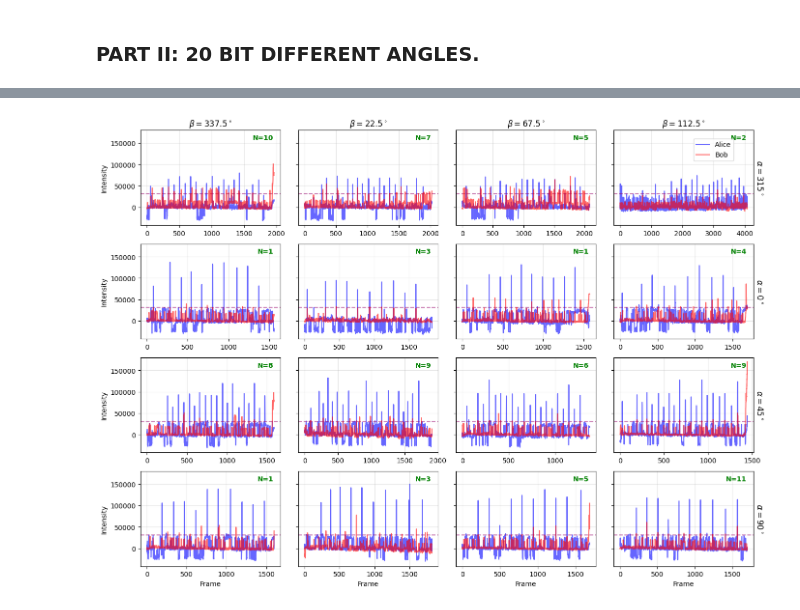
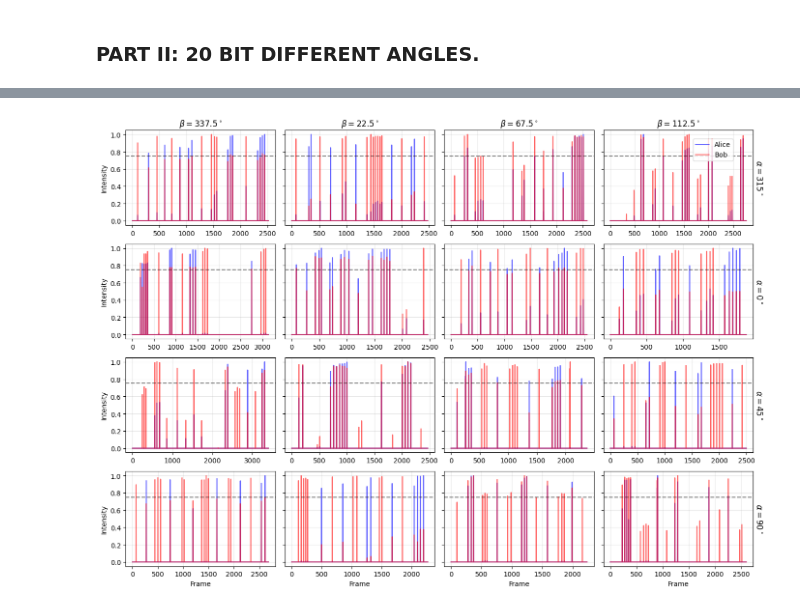
Before and after one commit to zivschoenfeld/quantom-tomography-visualised-in-classical-system, a Jupyter notebook: code.ipynb, the cells around one changed output, grey strips where cells are left out. Saved outputs shown, nothing was run; the diff lists cells and outputs as text; code cells hidden in the pictures.

```diff
--- a/code.ipynb
+++ b/code.ipynb
@@ -288,7 +306,7 @@ bit_list_25 = df_bit_25[0].tolist()
 bit_list_50 = df_bit_50[0].tolist()
 # %%
 # --- SETTINGS ---
-video_path = r"videos ran and nofit\ALPHA 45\22.5.mp4"
+video_path = r"ALPHA 0/67.5.mp4"
 RESIZE_FACTOR = 0.5  # Resize window to 50% for selection
 ROI_COUNT = 2  # How many areas you want to select
 
@@ -370,8 +384,6 @@ if half_wave == False:
     results[2], results[3] = results[3], results[2]
     thresholds[2], thresholds[3] = thresholds[3], thresholds[2]
 
-print("V_num=", V_num)
-print("H_num=", H_num)
 colors = ["b", "g", "r", "orange"]
 roi_labels = ["Alice V", "Alice H", "Bob V", "Bob H"]
 
@@ -403,7 +415,7 @@ for i in range(ROI_COUNT):
     plt.plot(peaks_x, signal_data[peaks_x], "x", color="black", label="Detected Pulse")
     plt.axhline(thresholds[i], color="k", linestyle="--", alpha=0.5, label="Threshold")
     plt.ylabel("Intensity")
-    plt.title(f"{roi_labels[i]} - {H_num + V_num} bits")
+    plt.title(f"{roi_labels[i]} - bits")
     plt.legend(loc="upper left")
     plt.grid(True, alpha=0.3)
 
@@ -411,6 +423,6 @@ for i in range(ROI_COUNT):
 def plot():
     plt.xlabel("Frame Number")
     plt.tight_layout()
-    plt.savefig(f"measurments and peaks - {H_num + V_num} bits")
+    plt.savefig("measurments and peaks -  bits")
     plt.show()
 # %% [output]
@@ -487,25 +481,24 @@ def remove_close_peaks(data, threshold):
 alpha_angles = [315, 0, 45, 90]
 beta_angles = [337.5, 22.5, 67.5, 112.5]
 
-PEAK_DISTANCE = 10
-thresholds_list = [31000, 31000]
-COINCIDENCE_WINDOW = 10
+PEAK_DISTANCE = 20
+threshhold = 0.75
+COINCIDENCE_WINDOW = 1
 RESIZE_FACTOR = 0.8  # Resize window to 50% for selection
-colors = ["b", "r"]
+
 labels = ["Alice", "Bob"]
 ROI_COUNT = 2
-
 scale_up = 1 / RESIZE_FACTOR
 
 # List of ROIs (Defined once)
-# roi_coords = [(148, 293, 262, 221), (823, 290, 275, 195)]
-# roi_coords = [(120, 260, 300, 300), (800, 260, 300, 300)]
+roi_coords = [(80, 218, 380, 340), (822, 280, 314, 282)]
 roi_colors = [(255, 0, 0), (0, 0, 255)]
+colors = ["b", "r"]
 
 
 # --- HELPER: COUNT TOTAL EVENTS (UNION) ---
 # --- HELPER: COUNT COINCIDENCES (INTERSECTION / AND) ---
-def calculate_coincidences(peaks_a, peaks_b, window=5):
+def calculate_coincidences(peaks_a, peaks_b, window=1):
     """
     Counts how many peaks in A have a PARTNER in B within 'window' frames.
     This measures CORRELATION (N_ab), which is required for Bell's Inequality.
@@ -542,8 +535,6 @@ for row_idx, alpha in enumerate(alpha_angles):
         # 1. Load Video
         video_path = os.path.join(f"ALPHA {alpha}", f"{beta}.mp4")
 
-        # We declare 'cap' global so image_analysis can see it
-        global cap
         cap = cv2.VideoCapture(video_path)
 
         if not cap.isOpened():
@@ -563,12 +554,7 @@ for row_idx, alpha in enumerate(alpha_angles):
             # --- CALL YOUR ANALYSIS FUNCTION ---
             # NOTE: We assume image_analysis reads from the global 'cap'
 
-            if alpha == 45:
-                roi_coords = [(322, 122, 216, 182), (706, 154, 206, 156)]
-                results = image_analysis(ROI_COUNT, labels, 0.8, ROI_exe=False)
-            else:
-                roi_coords = [(322, 122, 216, 182), (706, 154, 206, 156)]
-                results = image_analysis(ROI_COUNT, labels, 0.8, ROI_exe=False)
+            results = image_analysis(ROI_COUNT, labels, 0.8, ROI_exe=False)
 
             cap.release()
 
@@ -581,21 +567,13 @@ for row_idx, alpha in enumerate(alpha_angles):
                 continue
 
             # Baseline Correction
-            norm_signal_data = signal_data - np.median(signal_data)
-            # 1. Find the local maximum for this specific file
-
-            # 3. Use this local_threshold for find_peaks
-            # --- SEPARATE THRESHOLD LOGIC ---
-            """
-            if alpha == 45:
-                current_threshold = 30000
-            else:
-                current_threshold = thresholds_list[i] # Picks 40k for Alice, 95k for Bob
-            """
-            current_threshold = thresholds_list[i]
+            norm_signal_data = (signal_data - np.min(signal_data)) / (
+                np.max(signal_data) - np.min(signal_data)
+            )
+            # Ensure we don't pick up pure sensor static (absolute minimum check)
             # Find Peaks using the specific threshold for this camera
             peaks_x, _ = find_peaks(
-                norm_signal_data, height=current_threshold, distance=PEAK_DISTANCE
+                norm_signal_data, height=threshhold, distance=PEAK_DISTANCE
             )
 
             found_peaks_list[i] = peaks_x
@@ -607,7 +585,7 @@ for row_idx, alpha in enumerate(alpha_angles):
                 alpha=0.6,
                 label=f"{labels[i]}" if (row_idx == 0 and col_idx == 0) else "",
             )
-            ax.axhline(current_threshold, color=colors[i], linestyle="--", alpha=0.3)
+            ax.axhline(threshhold, color="k", linestyle="--", alpha=0.3)
 
         # 3. CALCULATE COINCIDENCES
         N_val = calculate_coincidences(
@@ -622,15 +600,6 @@ for row_idx, alpha in enumerate(alpha_angles):
         # Plot Threshold Line (Visual check)
 
         ax.grid(True, alpha=0.3)
-        ax.text(
-            0.95,
-            0.90,
-            f"N={N_val}",
-            transform=ax.transAxes,
-            ha="right",
-            color="green",
-            fontweight="bold",
-        )
 
         # Labels
         if row_idx == 0:
@@ -678,2 +647,2 @@ Processed 16/16: N(90,112.5) = 11
-[figure, old version]
+[figure, new version]
 --- Final Counts ---
```
Also changed, not shown: parts of 8 cells of this notebook.
